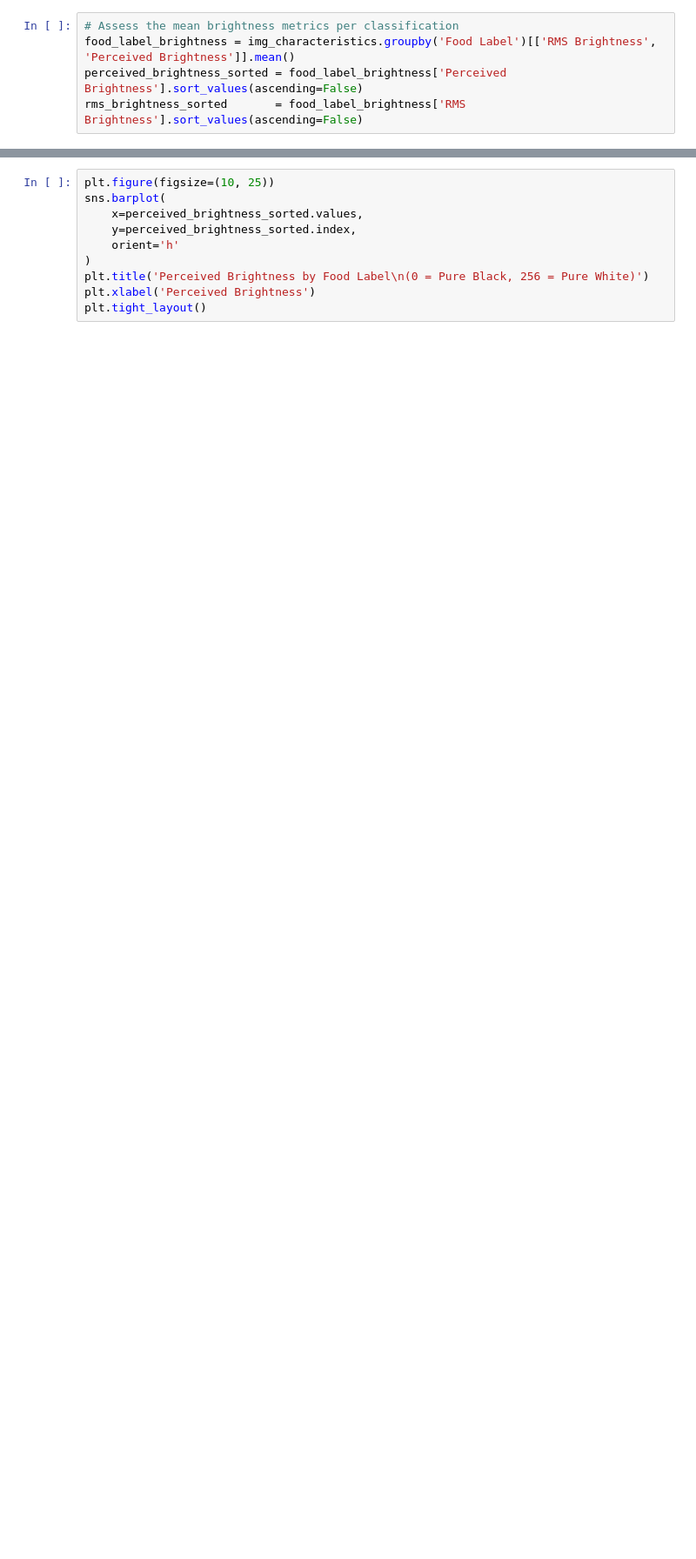
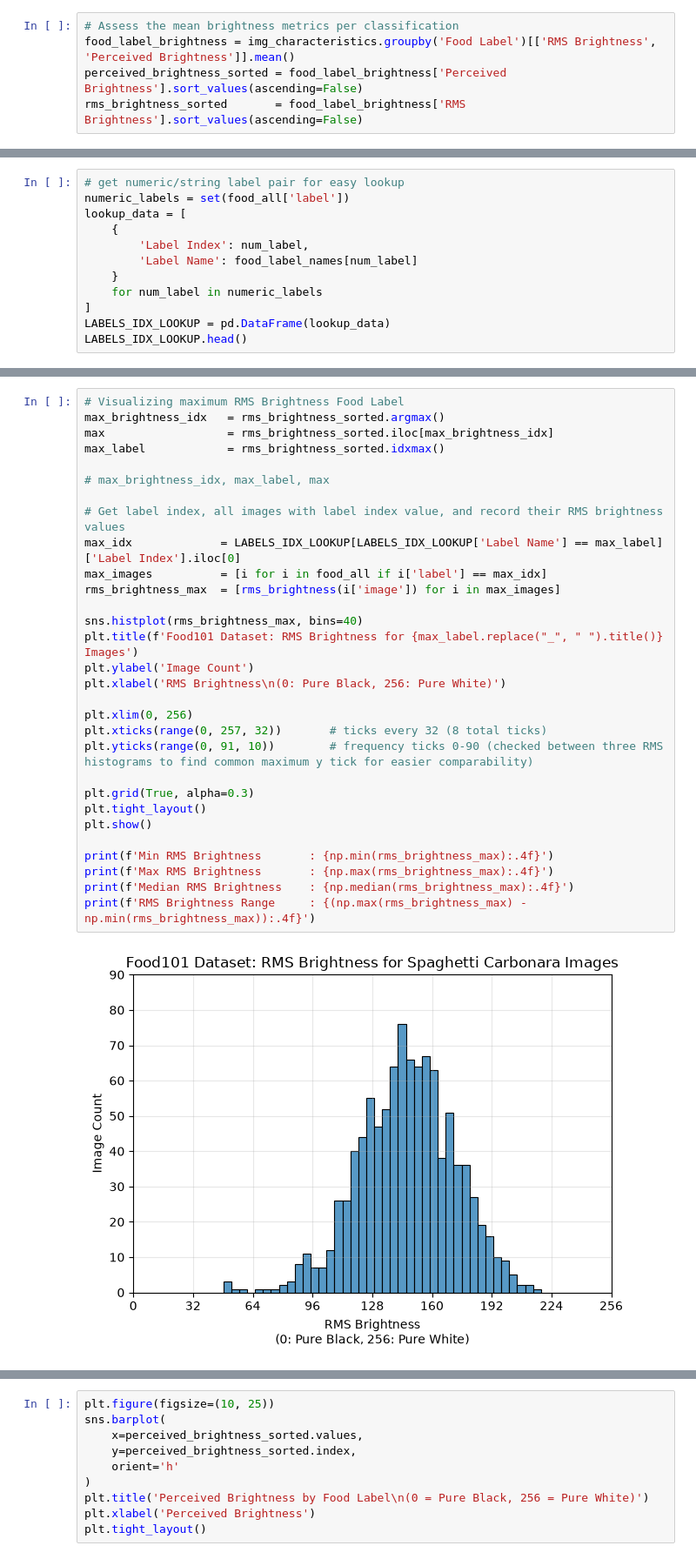
Before and after one commit to aidandig/DX703-Final-Project, a Jupyter notebook: Final_Project_Milestone.ipynb, the cells around one changed output, grey strips where cells are left out. Shown at 87% size. Saved outputs shown, nothing was run; the diff lists cells and outputs as text; blank space fills up the shorter version.

Commit message:
food101 - max min median brightness visuals

```diff
--- a/Final_Project_Milestone.ipynb
+++ b/Final_Project_Milestone.ipynb
@@ -434,3 +434,15 @@ plt.xlabel('RMS Brightness')
 plt.tight_layout()
 # %% [output]
 [figure]
+# %%
+# get numeric/string label pair for easy lookup
+numeric_labels = set(food_all['label'])
+lookup_data = [
+    {
+        'Label Index': num_label,
+        'Label Name': food_label_names[num_label]
+    }
+    for num_label in numeric_labels
+]
+LABELS_IDX_LOOKUP = pd.DataFrame(lookup_data)
+LABELS_IDX_LOOKUP.head()
@@ -436,0 +456,32 @@ plt.tight_layout()
+# %%
+# Visualizing maximum RMS Brightness Food Label
+max_brightness_idx   = rms_brightness_sorted.argmax()
+max                  = rms_brightness_sorted.iloc[max_brightness_idx]
+max_label            = rms_brightness_sorted.idxmax()
+
+# max_brightness_idx, max_label, max
+
+# Get label index, all images with label index value, and record their RMS brightness values
+max_idx             = LABELS_IDX_LOOKUP[LABELS_IDX_LOOKUP['Label Name'] == max_label]['Label Index'].iloc[0]
+max_images          = [i for i in food_all if i['label'] == max_idx]
+rms_brightness_max  = [rms_brightness(i['image']) for i in max_images]
+
+sns.histplot(rms_brightness_max, bins=40)
+plt.title(f'Food101 Dataset: RMS Brightness for {max_label.replace("_", " ").title()} Images')
+plt.ylabel('Image Count')
+plt.xlabel('RMS Brightness\n(0: Pure Black, 256: Pure White)')
+
+plt.xlim(0, 256)
+plt.xticks(range(0, 257, 32))       # ticks every 32 (8 total ticks)
+plt.yticks(range(0, 91, 10))        # frequency ticks 0-90 (checked between three RMS histograms to find common maximum y tick for easier comparability)
+
+plt.grid(True, alpha=0.3)
+plt.tight_layout()
+plt.show()
+
+print(f'Min RMS Brightness       : {np.min(rms_brightness_max):.4f}')
+print(f'Max RMS Brightness       : {np.max(rms_brightness_max):.4f}')
+print(f'Median RMS Brightness    : {np.median(rms_brightness_max):.4f}')
+print(f'RMS Brightness Range     : {(np.max(rms_brightness_max) - np.min(rms_brightness_max)):.4f}')
+# %% [output]
+[figure, added]
```
Also changed, not shown: parts of 7 cells of this notebook.
